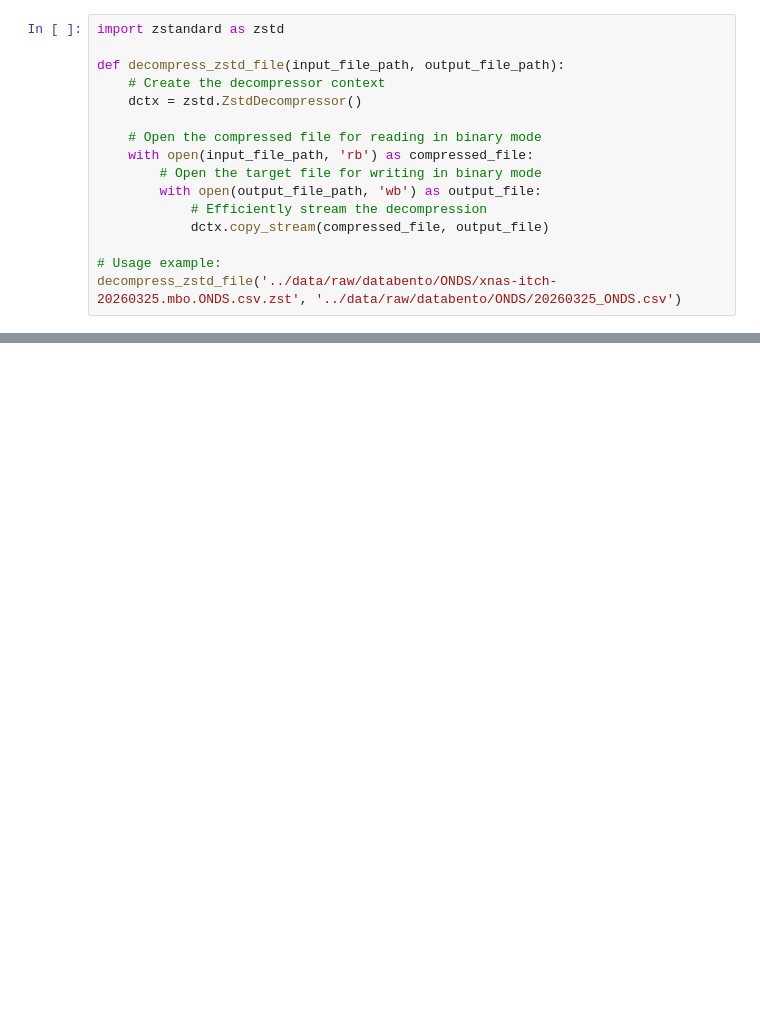
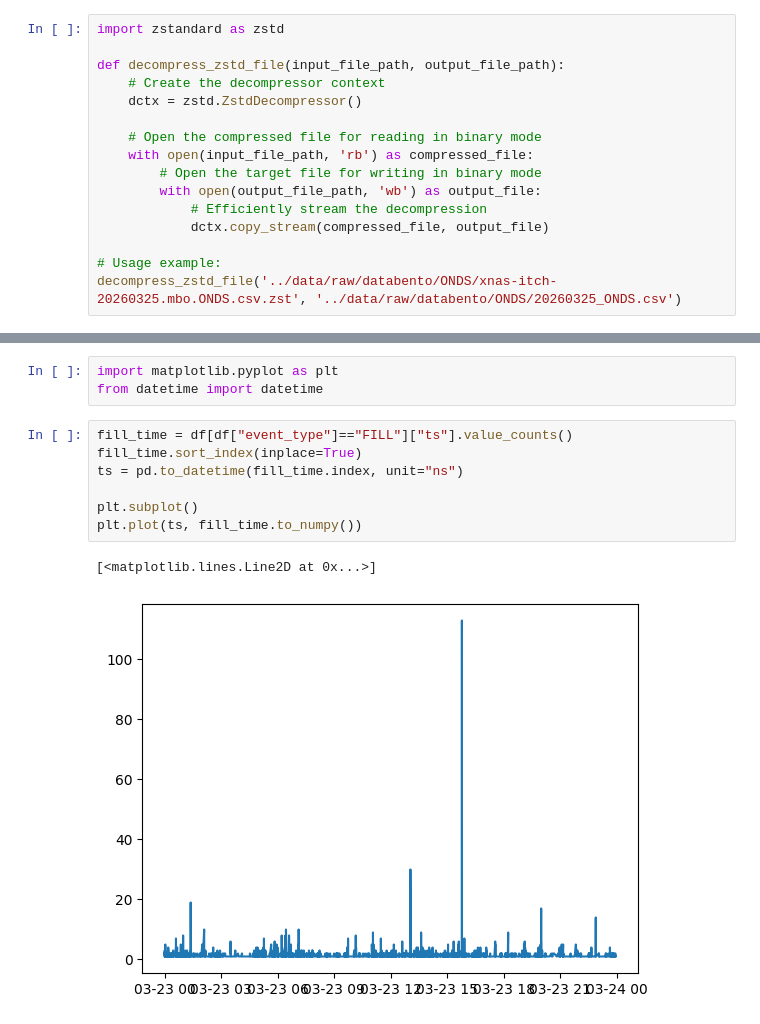
Before and after one commit to chenyu0516/lob_research, a Jupyter notebook: scripts/data_analyze.ipynb, the cells around one changed output, grey strips where cells are left out. Drawn from its saved outputs; the diff is of its cells as text; blank space fills up the shorter version.

```diff
--- a/scripts/data_analyze.ipynb
+++ b/scripts/data_analyze.ipynb
@@ -41,0 +38,13 @@ df[df["order_id"].isin(valid_ids[valid_ids].index)]
+# %%
+import matplotlib.pyplot as plt
+from datetime import datetime
+# %%
+fill_time = df[df["event_type"]=="FILL"]["ts"].value_counts()
+fill_time.sort_index(inplace=True)
+ts = pd.to_datetime(fill_time.index, unit="ns")
+
+plt.subplot()
+plt.plot(ts, fill_time.to_numpy())
+# %% [output]
+[<matplotlib.lines.Line2D at 0x...>]
+[figure, added]
```
Also changed, not shown: parts of 15 cells of this notebook, 1 other file.
